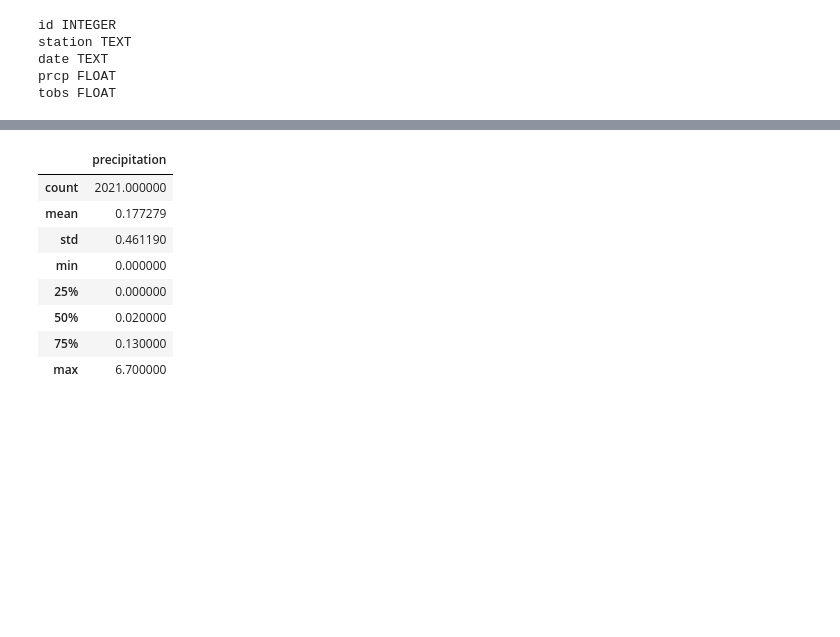
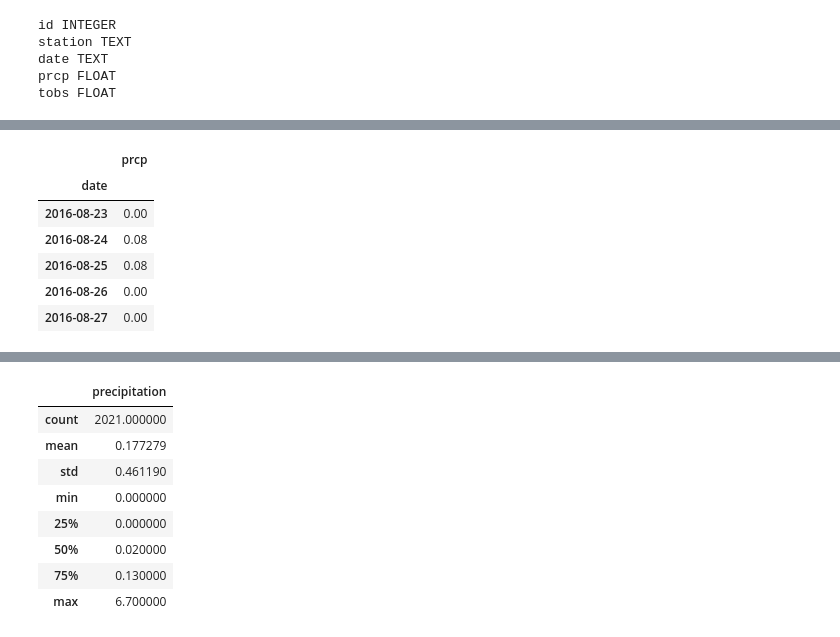
Before and after one commit to MrGoots/SQLAlchemy, a Jupyter notebook: SurfsUp/climate_starter.ipynb, the cells around one changed output, grey strips where cells are left out. Cells and saved outputs as stored; diff of their text form; code cells hidden in the pictures; blank space fills up the shorter version.

```diff
--- a/SurfsUp/climate_starter.ipynb
+++ b/SurfsUp/climate_starter.ipynb
@@ -78,20 +66,10 @@ tobs FLOAT
 # Design a query to retrieve the last 12 months of precipitation data and plot the results.
 # Starting from the most recent data point in the database.
 # Calculate the date one year from the last date in data set.
-last_date = session.query(func.max(measurement.date)).scalar()
-prev_year_dt = dt.datetime.strptime(last_date, '%y-%m-%d') - dt.datetime(days=365)
-prev_year_dt_query = prev_year_dt.strftime('%y-%m-%d')
-
+prev_year = dt.date(2017, 8, 23) - dt.timedelta(days=365)
+print("Prev Year: ", prev_year)
 # Perform a query to retrieve the data and precipitation scores
-prev_year_perc = session.query(measurement.date, measurement.prcp).\
-                    filter(measurement.date >= '2017-08-23').all()
-prev_year_perc
-
-# Save the query results as a Pandas DataFrame. Explicitly set the column names
-
-
-# Sort the dataframe by date
-
-
-# Use Pandas Plotting with Matplotlib to plot the data
+perc_scores = session.query(measurement.date, measurement.prcp).\
+                filter(measurement.date >= '2016-08-23').all()
+perc_scores
 # %% [output]
@@ -98,0 +94,13 @@ ValueError: time data '2017-08-23' does not match format '%y-%m-%d'
+# %%
+# Save the query results as a Pandas DataFrame. Explicitly set the column names
+perc_scores = pd.DataFrame(perc_scores)
+perc_scores = perc_scores.set_index("date")
+perc_scores.head()
+# %% [output]
+|  | prcp |
+| date |  |
+| 2016-08-23 | 0.00 |
+| 2016-08-24 | 0.08 |
+| 2016-08-25 | 0.08 |
+| 2016-08-26 | 0.00 |
+| 2016-08-27 | 0.00 |
```
Also changed, not shown: parts of 5 cells of this notebook.
